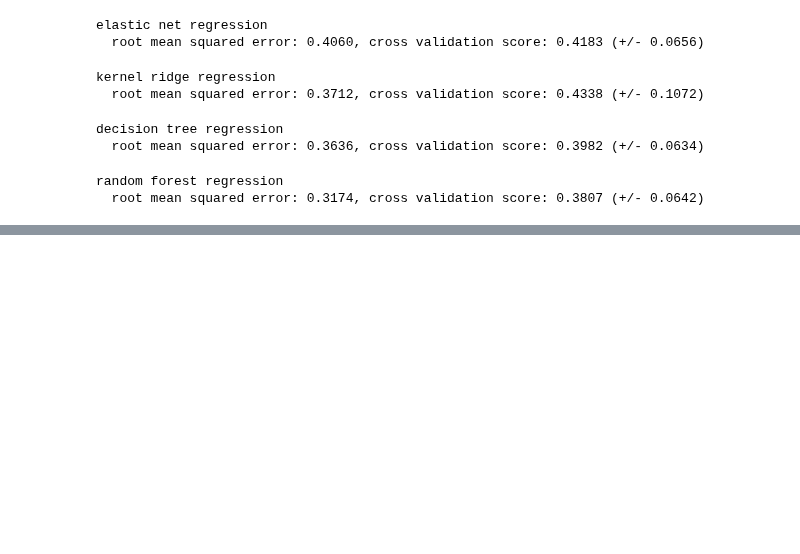
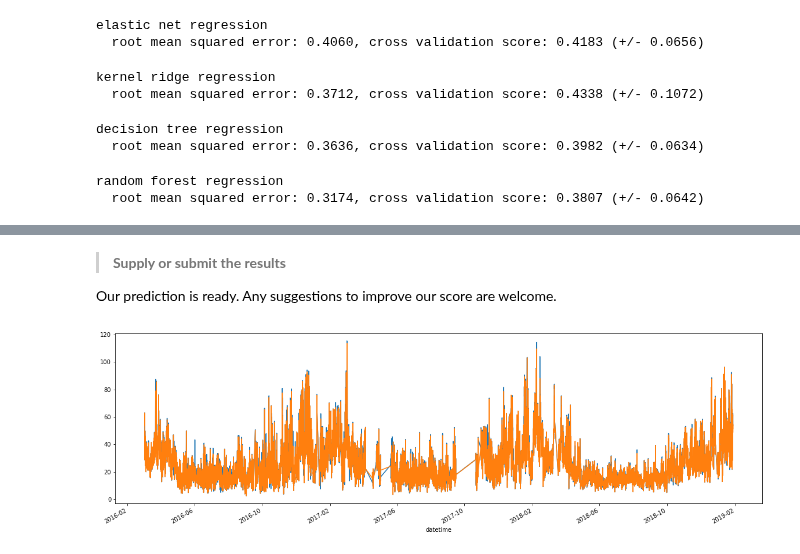
Before and after one commit to monthepp/kaggle, a Jupyter notebook: bangkok_air_polution/bangkok_air_polution.ipynb, the cells around one changed output, grey strips where cells are left out. Cells and saved outputs as stored; diff of their text form; code cells hidden in the pictures; blank space fills up the shorter version.

```diff
--- a/bangkok_air_polution/bangkok_air_polution.ipynb
+++ b/bangkok_air_polution/bangkok_air_polution.ipynb
@@ -350,7 +347,7 @@ Now, it is time to feed the features to Machine Learning models.
 # %%
 # select all features to evaluate the feature importances
 x = df_data.drop(['pm2.5', 'pm10_mask', 'retrospective'], axis=1)
-y = df_data['pm2.5']
+y = np.log1p(df_data['pm2.5'])
 # %%
 # set up lasso regression to find the feature importances
 lassoreg = Lasso(alpha=1e-5).fit(x, y)
@@ -369,7 +366,7 @@ model_feat = feat[(feat['FeatureImportances'] < -0.005) | (feat['FeatureImportan
 # %%
 # select the important features
 x = df_data[model_feat]
-y = df_data['pm2.5']
+y = np.log1p(df_data['pm2.5'])
 # %%
 # create scaler to the features
 scaler = RobustScaler()
@@ -516,0 +523,20 @@ print('xgboost regression\n  root mean squared error: %0.4f, cross validation sc
+# %% [markdown]
+> **Supply or submit the results**
+
+Our prediction is ready. Any suggestions to improve our score are welcome.
+# %%
+# model selection
+final_model = model_xgbreg
+
+# prepare testing data and compute the observed value
+x_test = df_data[model_feat]
+x_test = scaler.transform(x_test)
+y_test = pd.DataFrame(np.expm1(final_model.predict(x_test)),
+                      columns=['pm2.5'], index=df_data.index)
+# %%
+# prediction exploration: pm2.5
+fig, axes = plt.subplots(figsize=(20, 6))
+_ = df_data['pm2.5'].plot(ax=axes)
+_ = y_test['pm2.5'].plot(ax=axes)
+# %% [output]
+[figure, added]
```
Also changed, not shown: parts of 4 cells of this notebook.
